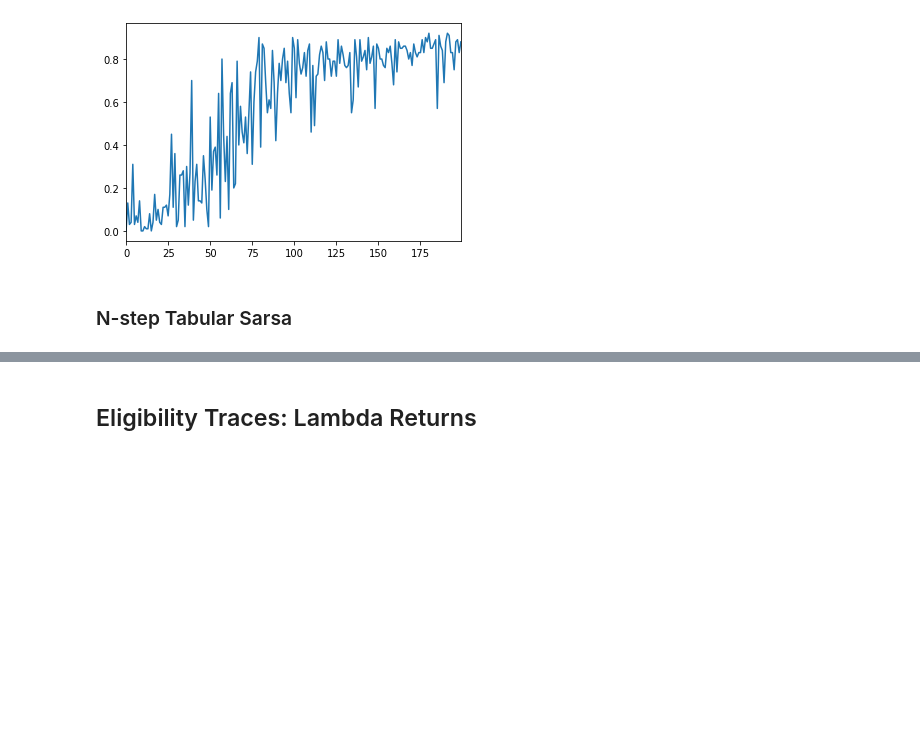
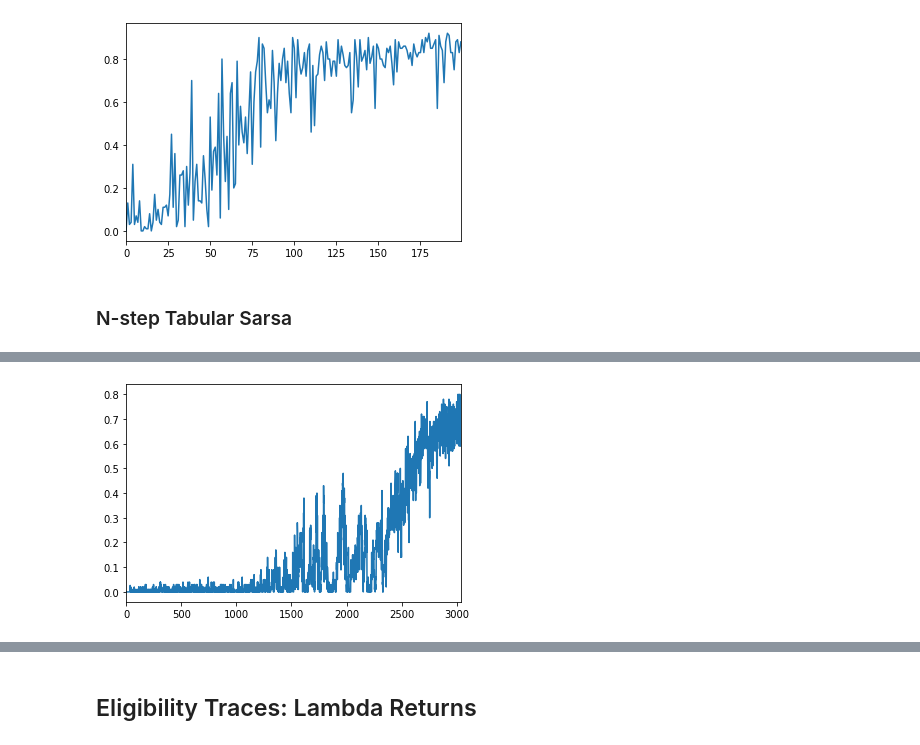
Before and after one commit to callumhedemann/Reinforcement-Learning, a Jupyter notebook: q_learning.ipynb, the cells around one changed output, grey strips where cells are left out. Saved outputs shown, nothing was run; the diff lists cells and outputs as text; code cells hidden in the pictures; blank space fills up the shorter version.

```diff
--- a/q_learning.ipynb
+++ b/q_learning.ipynb
@@ -79,0 +94,94 @@ Wall time: 4min 44s
+# %%
+#%%time
+import gym
+import time, random, math
+import numpy as np
+import pandas as pd
+import matplotlib.pyplot as plt
+env = gym.make('FrozenLake8x8-v0', is_slippery=True)
+
+q_values = np.zeros((env.observation_space.n, env.action_space.n))
+alpha_max, alpha_min, gamma, epsilon_max, epsilon_min = 0.1, 0.01, 0.99, 0.5, 0.1
+n_episodes = 300000
+wins, avg_wins = [], []
+avg_wins_freq = 100
+nstep = 100 # n step sarsa
+first_win = False
+
+# what about first visit vs every visit updates???
+
+for n in range(n_episodes):
+    env.reset()
+    states, actions, rewards = [0], [], [] # epsiode trajectory
+    t, T = 0, np.inf
+    done = False
+    win = 0.0
+    if n < (n_episodes/2):
+        alpha = ((n_episodes/2) - n) * (alpha_max - alpha_min) / (n_episodes/2) + alpha_min # decreasing linear schedule
+        epsilon = ((n_episodes/2) - n) * (epsilon_max - epsilon_min) / (n_episodes/2) + epsilon_min # decreasing linear schedule
+    else:
+        alpha = ((n_episodes/2) - n%n_episodes) * alpha_min / (n_episodes/2) + alpha_min # decreasing linear schedule
+        epsilon = ((n_episodes/2) - n%n_episodes) * epsilon_min / (n_episodes/2) + epsilon_min # decreasing linear schedule
+    while True:
+        #alpha, epsilon = 1.0, 0.9
+        if not first_win: # don't start coutning episodes until a win has been round at random
+            n = 0
+            epsilon = 1.0
+
+        if not done:
+            if (random.random() < epsilon):
+                action = env.action_space.sample()
+            else:
+                action = np.argmax(q_values[states[-1]])
+            observation, reward, done, _ = env.step(action)
+            states.append(observation)
+            actions.append(action)
+            rewards.append(reward)
+            if reward==1 and not first_win:
+                first_win = True
+                print('first win')
+            if reward==1:
+                win = 1.0
+        tau = t - nstep + 1
+
+        #if win and tau>=0:
+        #    #print(q_values)
+        #    print('states', states)#[-10:])
+        #    print('actions', actions)#[-10:])
+        #    print('t,T',t,T)
+        #    print('tau', tau)
+        if tau >= 0: # update operation at step tau
+            g, gam = 0, 1
+            #if win and tau>=0:
+            #    print('rewards', rewards[tau:min(tau+nstep,T+1)])
+            for r in rewards[tau:min(tau+nstep,T+1)]: # the sample estimate of rewards
+                g += gam*r
+                gam *= gamma
+            #if win and tau>=0:
+            #    print('g sam',g)
+            if (tau+nstep) < T:  # the bootstrap estimate of q_s'a'
+                g += (gamma**nstep) * q_values[states[tau+nstep], np.argmax(q_values[states[tau+nstep]])]
+                #if win and tau>=0:
+                #    print('g bs',g)
+            q_sa = q_values[states[tau], actions[tau]]
+            q_values[states[tau], actions[tau]] = q_sa + alpha * (g - q_sa)
+
+            # this is bad,it doesnt work like this:
+            # if (T - tau) < nstep: # stop updating if remaining trajectory is less than nstep
+            #    asdasd
+            #    break
+
+        if done and T == np.inf:
+            T = t
+        #if win and tau>=0:
+        #    print(q_values)
+        #    print('-------------------\n')
+        if tau >= T:
+            break
+        t+=1
+    wins.append(win)
+    if n%avg_wins_freq==0: # diagnostic
+        avg_wins.append(np.mean(wins[-avg_wins_freq:]))
+#env.close()
+pd.Series(avg_wins).plot()
+# %% [output]
@@ -79,0 +190 @@ Wall time: 4min 44s
+[figure, added]
```
Also changed, not shown: parts of 95 cells of this notebook.
